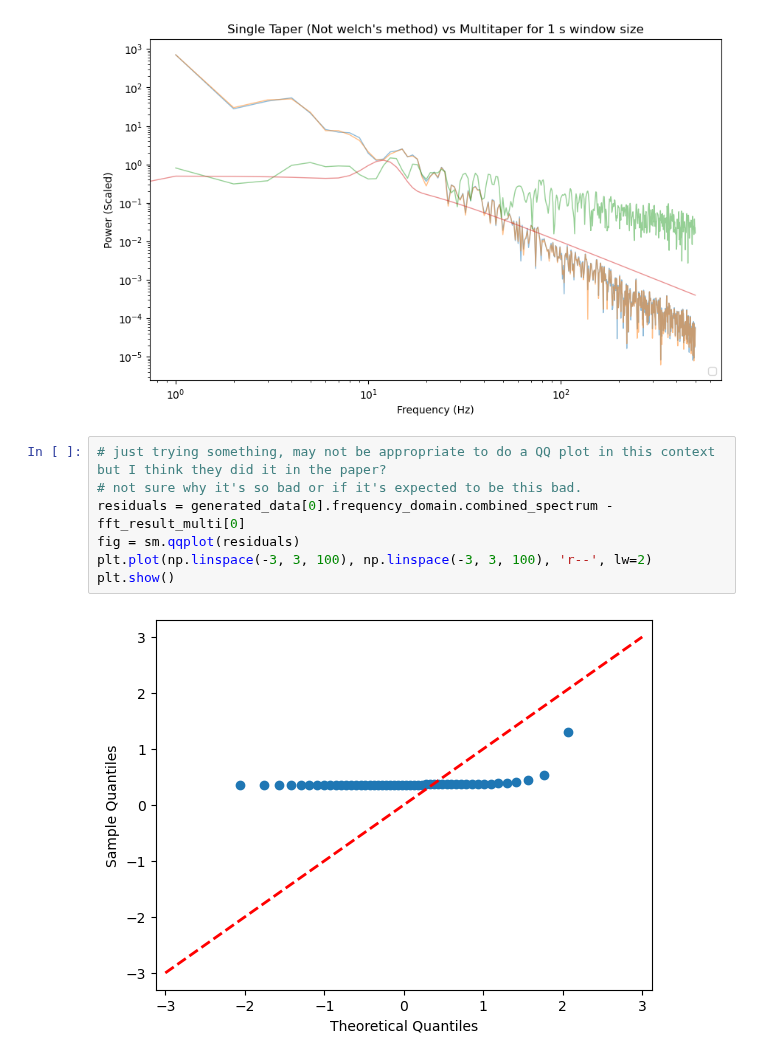
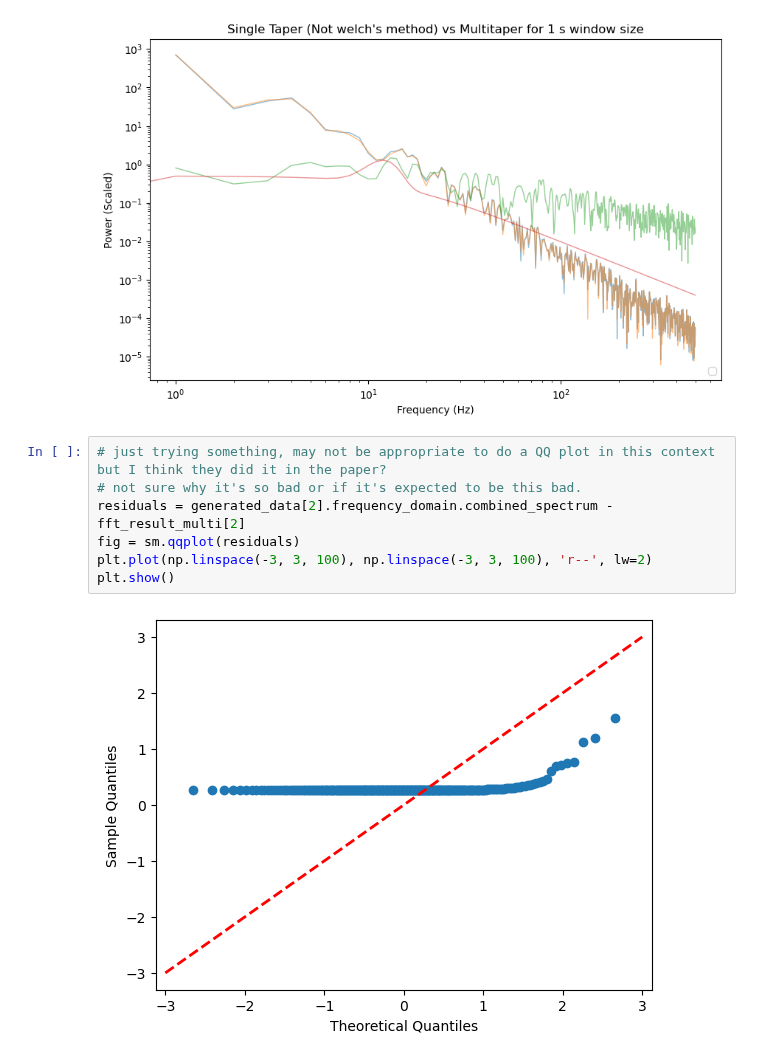
Before and after one commit to anika-kum/spectral-analysis-comparison, a Jupyter notebook: notebook.ipynb, the cells around one changed output. Saved outputs shown, nothing was run; the diff lists cells and outputs as text.

```diff
--- a/notebook.ipynb
+++ b/notebook.ipynb
@@ -123,9 +123,9 @@ for i, window in enumerate(window_size_options):
 # %%
 # just trying something, may not be appropriate to do a QQ plot in this context but I think they did it in the paper?
 # not sure why it's so bad or if it's expected to be this bad.
-residuals = generated_data[0].frequency_domain.combined_spectrum - fft_result_multi[0]
+residuals = generated_data[2].frequency_domain.combined_spectrum - fft_result_multi[2]
 fig = sm.qqplot(residuals)
 plt.plot(np.linspace(-3, 3, 100), np.linspace(-3, 3, 100), 'r--', lw=2)
 plt.show()
 # %% [output]
-[figure, old version]
+[figure, new version]
```
Also changed, not shown: parts of 1 cell of this notebook.
